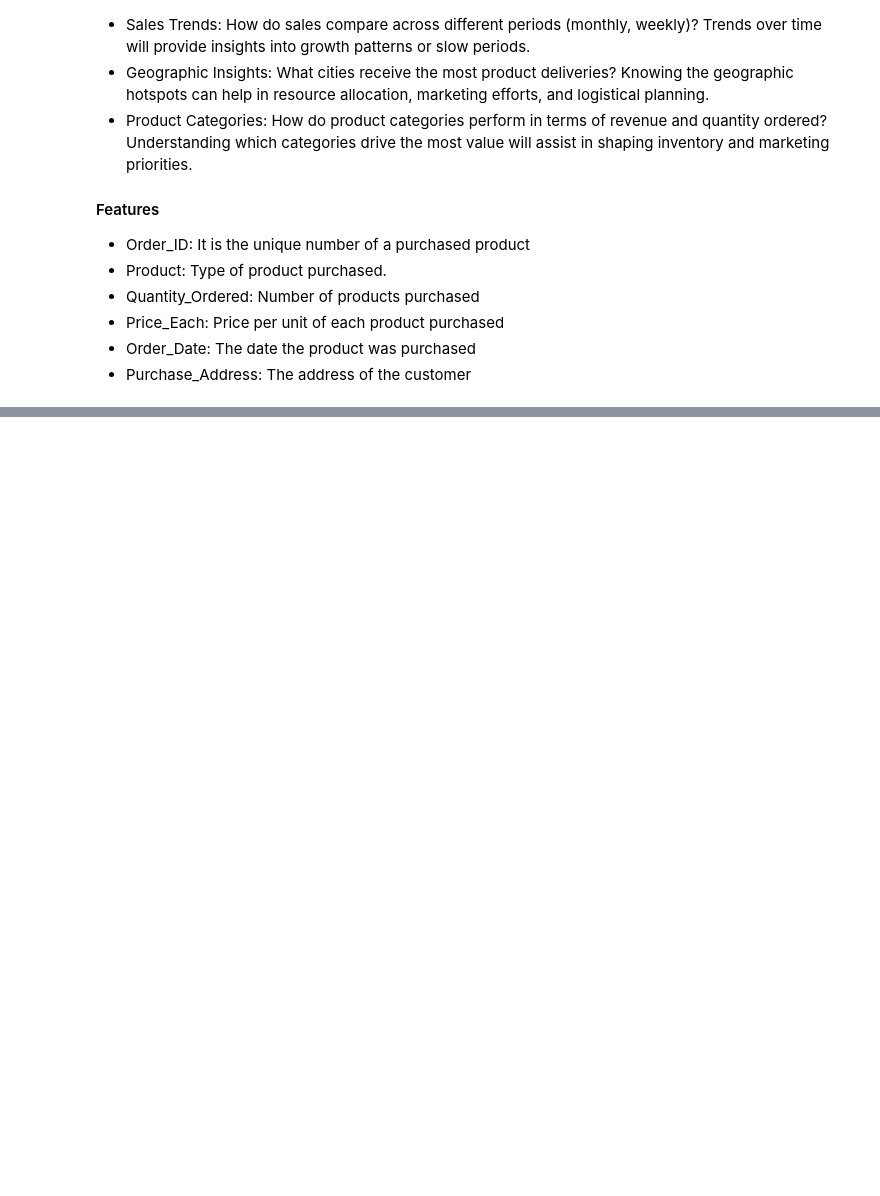
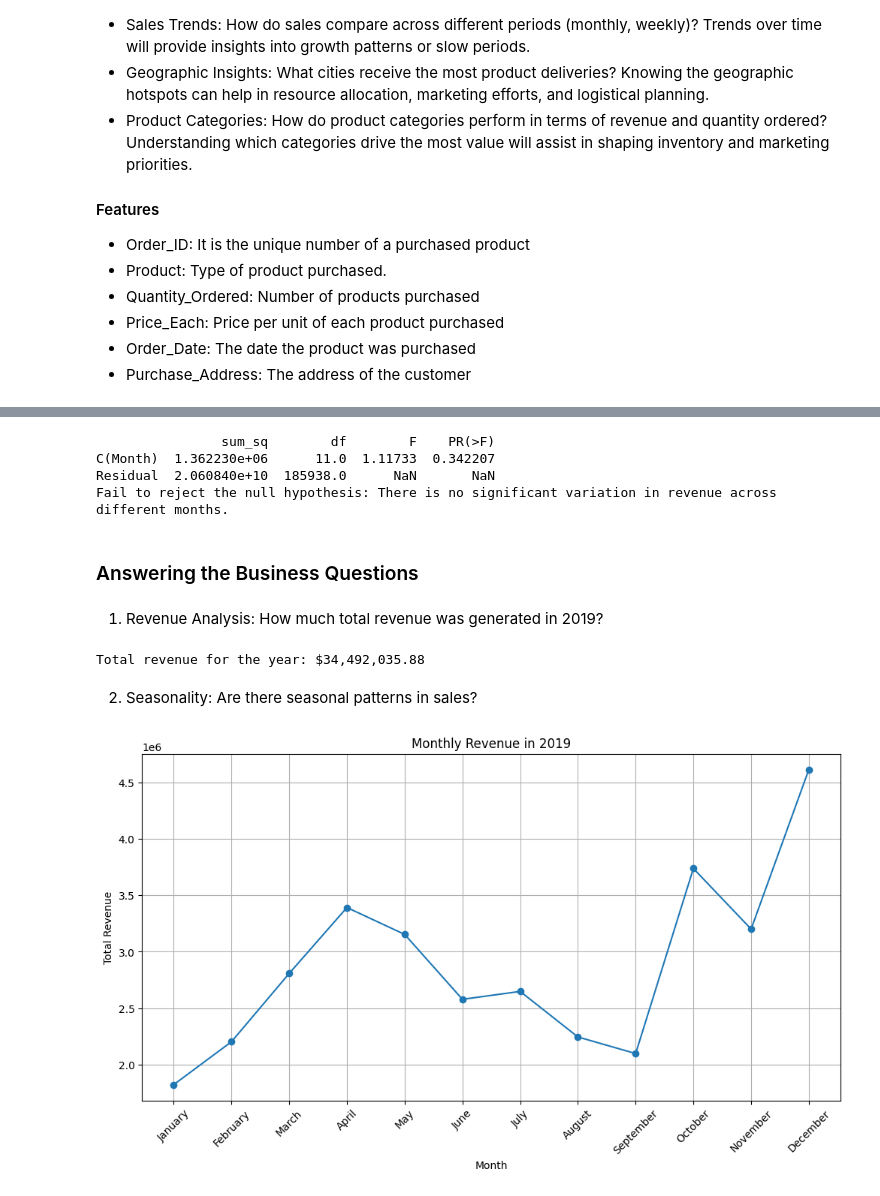
Before and after one commit to Chebet-Mercy/Business-Intelligence-Analysis, a Jupyter notebook: notebooks/main.ipynb, the cells around one changed output, grey strips where cells are left out. Saved outputs shown, nothing was run; the diff lists cells and outputs as text; code cells hidden in the pictures; blank space fills up the shorter version.

```diff
--- a/notebooks/main.ipynb
+++ b/notebooks/main.ipynb
@@ -33,0 +245,3 @@ The business goal is to design and deliver a comprehensive Business Intelligence
+# %%
+# Combine all datasets by column names
+sales_df = pd.concat([Jan_2019, Feb_2019, Mar_2019, Apr_2019, May_2019, Jun_2019, Jul_2019, Aug_2019, Sep_2019, Oct_2019, Nov_2019, Dec_2019])
@@ -33,0 +370,6 @@ The business goal is to design and deliver a comprehensive Business Intelligence
+# %%
+# Extract month from 'Order_Date'
+sales_df['Month'] = sales_df['Order_Date'].dt.month
+
+# Display the DataFrame with extracted month
+print(sales_df)
@@ -33,0 +425,6 @@ The business goal is to design and deliver a comprehensive Business Intelligence
+# %%
+# Create a new column 'Product_Level' based on 'Price_Each'
+sales_df['Product_Level'] = sales_df['Price_Each'].apply(lambda x: 'high-level' if x > 99.99 else 'basic level')
+
+# Display the first few rows to verify the new column
+print(sales_df.head())
@@ -33,0 +475,65 @@ The business goal is to design and deliver a comprehensive Business Intelligence
+# %%
+# Calculate Revenue
+sales_df['Revenue'] = sales_df['Quantity_Ordered'] * sales_df['Price_Each']
+
+# Aggregate total revenue by month
+monthly_revenue = sales_df.groupby('Month')['Revenue'].sum().reset_index()
+
+# Create DataFrame for ANOVA
+anova_df = sales_df.copy()
+
+# Perform ANOVA
+model = ols('Revenue ~ C(Month)', data=anova_df).fit()
+anova_results = anova_lm(model, typ=2)
+
+# Display ANOVA results
+print(anova_results)
+
+# Check for significant differences
+if anova_results['PR(>F)'][0] < 0.05:
+    print("Reject the null hypothesis: There is significant variation in revenue across different months.")
+else:
+    print("Fail to reject the null hypothesis: There is no significant variation in revenue across different months.")
+# %% [output]
+                sum_sq        df        F    PR(>F)
+C(Month)  1.362230e+06      11.0  1.11733  0.342207
+Residual  2.060840e+10  185938.0      NaN       NaN
+Fail to reject the null hypothesis: There is no significant variation in revenue across different months.
+# %% [markdown]
+### Answering the Business Questions
+# %% [markdown]
+1. Revenue Analysis: How much total revenue was generated in 2019?
+# %%
+# Calculate total revenue
+sales_df['Revenue'] = sales_df['Quantity_Ordered'] * sales_df['Price_Each']
+total_revenue = sales_df['Revenue'].sum()
+print(f"Total revenue for the year: ${total_revenue:,.2f}")
+# %% [output]
+Total revenue for the year: $34,492,035.88
+# %% [markdown]
+2. Seasonality: Are there seasonal patterns in sales?
+# %%
+# Ensure 'Month' is treated as a categorical type for plotting
+sales_df['Month'] = sales_df['Month'].astype(str)
+
+# Calculate total revenue for each month
+monthly_revenue = sales_df.groupby('Month')['Revenue'].sum().reset_index()
+monthly_revenue['Month'] = pd.to_datetime(monthly_revenue['Month'], format='%m').dt.strftime('%B')
+
+# Sort by month order
+monthly_revenue['Month'] = pd.Categorical(monthly_revenue['Month'], categories=[
+    'January', 'February', 'March', 'April', 'May', 'June', 'July', 'August',
+    'September', 'October', 'November', 'December'], ordered=True)
+monthly_revenue = monthly_revenue.sort_values('Month')
+
+# Plot monthly revenue
+plt.figure(figsize=(12, 6))
+plt.plot(monthly_revenue['Month'], monthly_revenue['Revenue'], marker='o', linestyle='-')
+plt.title('Monthly Revenue in 2019')
+plt.xlabel('Month')
+plt.ylabel('Total Revenue')
+plt.xticks(rotation=45)
+plt.grid(True)
+plt.show()
+# %% [output]
+[figure, added]
```
Also changed, not shown: parts of 50 cells of this notebook, 2 other files.
